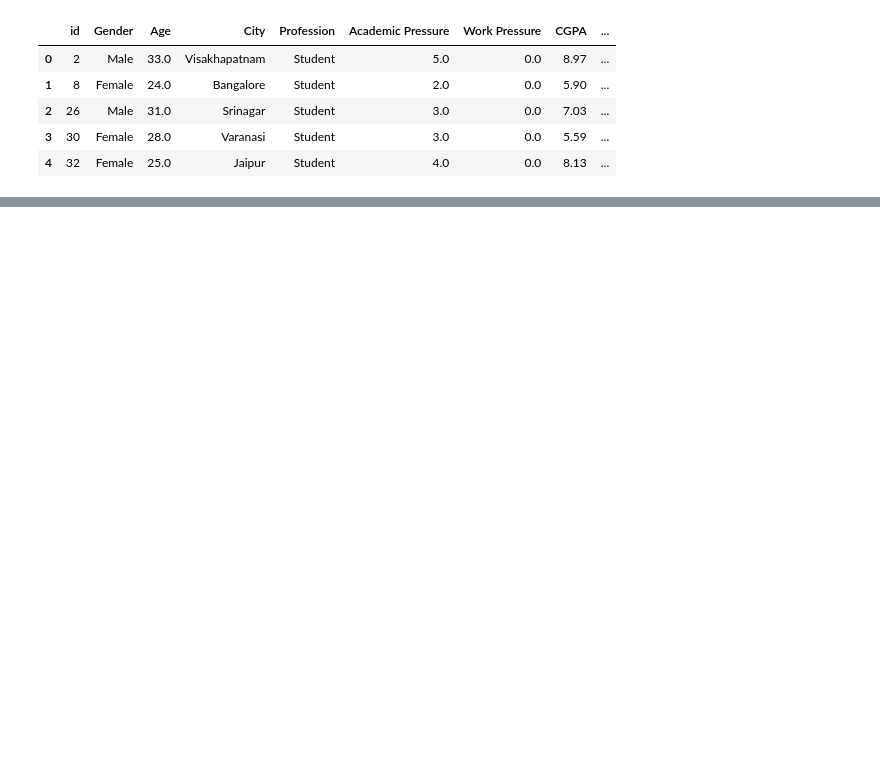
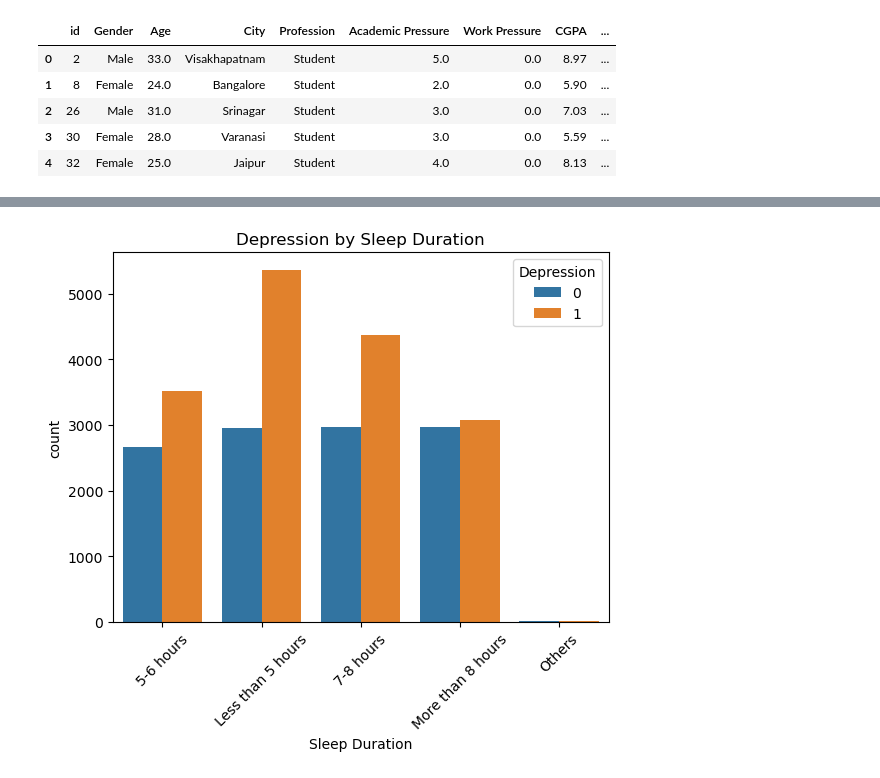
Before and after one commit to emmykristina/mental-health-prediction, a Jupyter notebook: notebooks/01_emmy_data_loading_and_eda.ipynb, the cells around one changed output, grey strips where cells are left out. Drawn from its saved outputs; the diff is of its cells as text; code cells hidden in the pictures; blank space fills up the shorter version.

```diff
--- a/notebooks/01_emmy_data_loading_and_eda.ipynb
+++ b/notebooks/01_emmy_data_loading_and_eda.ipynb
@@ -93,0 +124,7 @@ Name: count, dtype: int64
+# %%
+sns.countplot(data=df, x="Sleep Duration", hue="Depression")
+plt.title("Depression by Sleep Duration")
+plt.xticks(rotation=45)
+plt.show()
+# %% [output]
+[figure, added]
```
Also changed, not shown: parts of 65 cells of this notebook.
